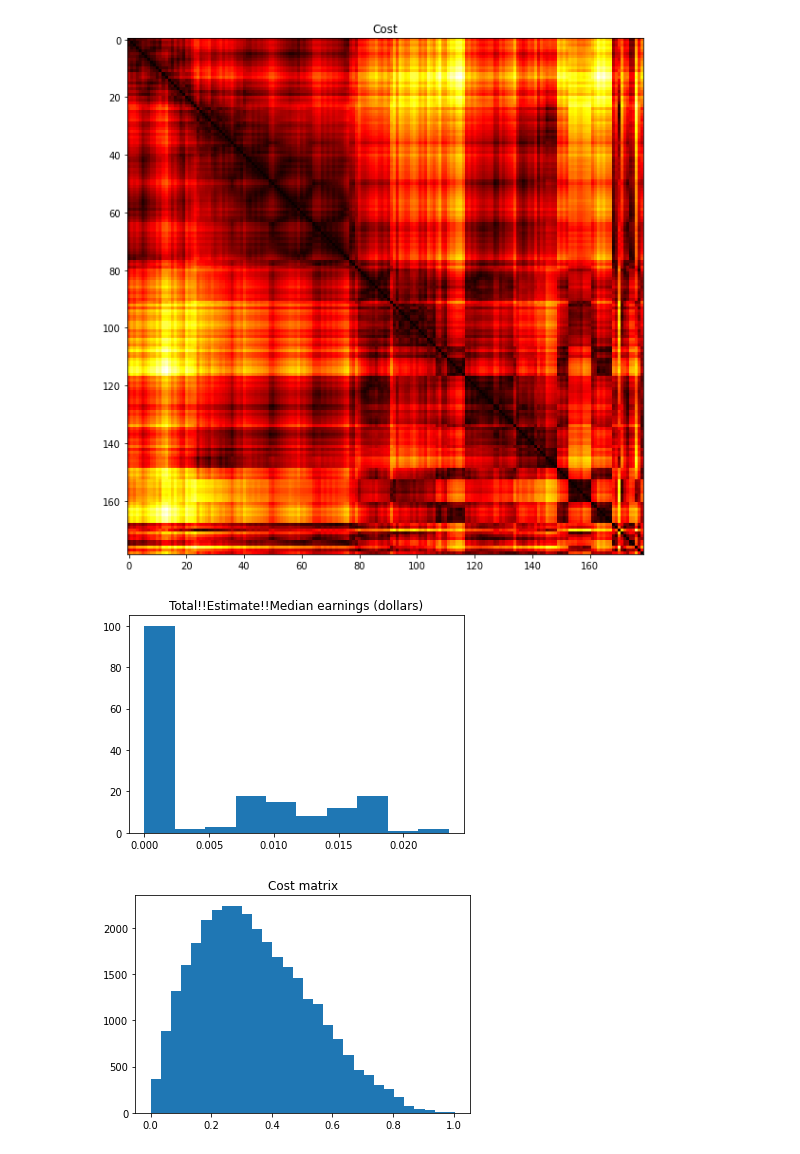
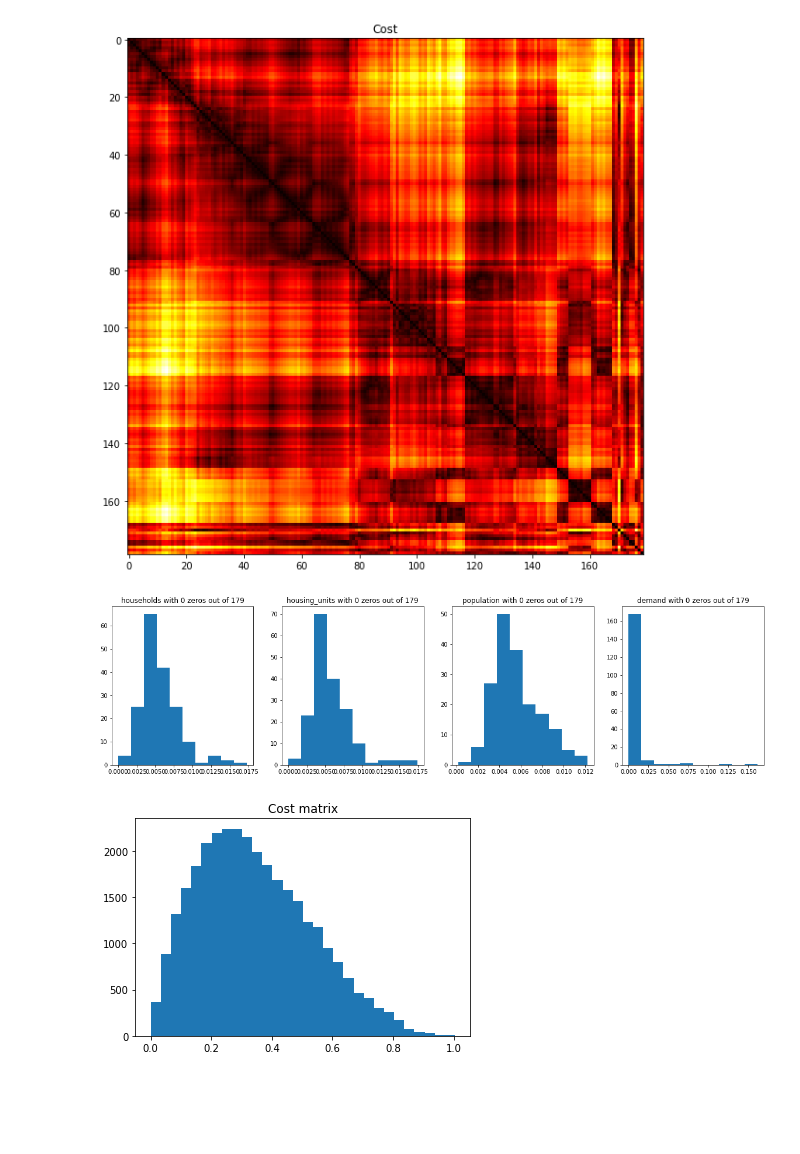
Before and after one commit to YannisZa/GeNSIT, a Jupyter notebook: notebooks/Preprocessing OD benchmark data.ipynb, the cells around one changed output. Saved outputs shown, nothing was run; the diff lists cells and outputs as text; code cells hidden in the pictures; blank space fills up the shorter version.

```diff
--- a/notebooks/Preprocessing OD benchmark data.ipynb
+++ b/notebooks/Preprocessing OD benchmark data.ipynb
@@ -70,14 +89,14 @@ test_validation_cells = np.concatenate((test_cells,validation_cells))
 # %%
-destination_attraction_demand = table.sum(axis=0)
 destination_attraction_attrs = {
-    "households":"Total!!Estimate!!Median earnings (dollars)",
-    "housing_units":"Total!!Estimate!!Median earnings (dollars)",
-    "earnings":"Total!!Estimate!!Median earnings (dollars)"
+    "households":"Total!!Estimate!!HOUSEHOLDS!!Households",
+    "housing_units":"Estimate!!Total housing units",
+    "population":"Estimate!!SEX AND AGE!!Total population"
 }
 
 destination_attractions = {}
 for da_attr,colname in destination_attraction_attrs.items():
     destination_attractions[da_attr] = region_attributes[colname].values
+destination_attractions["demand"] = table.sum(axis=0)
 # %%
 plt.figure(figsize=(10,10))
 plt.title('Neighbours')
@@ -100,12 +119,13 @@ plt.show()
 # %% [output]
 [figure]
 # %%
-colname = 'Total!!Estimate!!Median earnings (dollars)'
-da = region_attributes[colname].values
-plt.title(colname)
-_ = plt.hist((da/da.sum()).ravel())
+fig,axs = plt.subplots(1,len(destination_attractions),figsize=(5*len(destination_attractions),5))
+
+for i,keyval in enumerate(destination_attractions.items()):
+    axs[i].set_title(f"{keyval[0]} with {sum(keyval[1]<=0)} zeros out of {len(keyval[1])}")
+    _ = axs[i].hist((keyval[1]/keyval[1].sum()).ravel())
 # %% [output]
-[figure, old version]
+[figure, new version]
 # %%
 plt.title("Cost matrix")
 _ = plt.hist(10994*(cost/cost.sum()).ravel(),bins=30)
```
Also changed, not shown: parts of 3 cells of this notebook, 1 other file.
